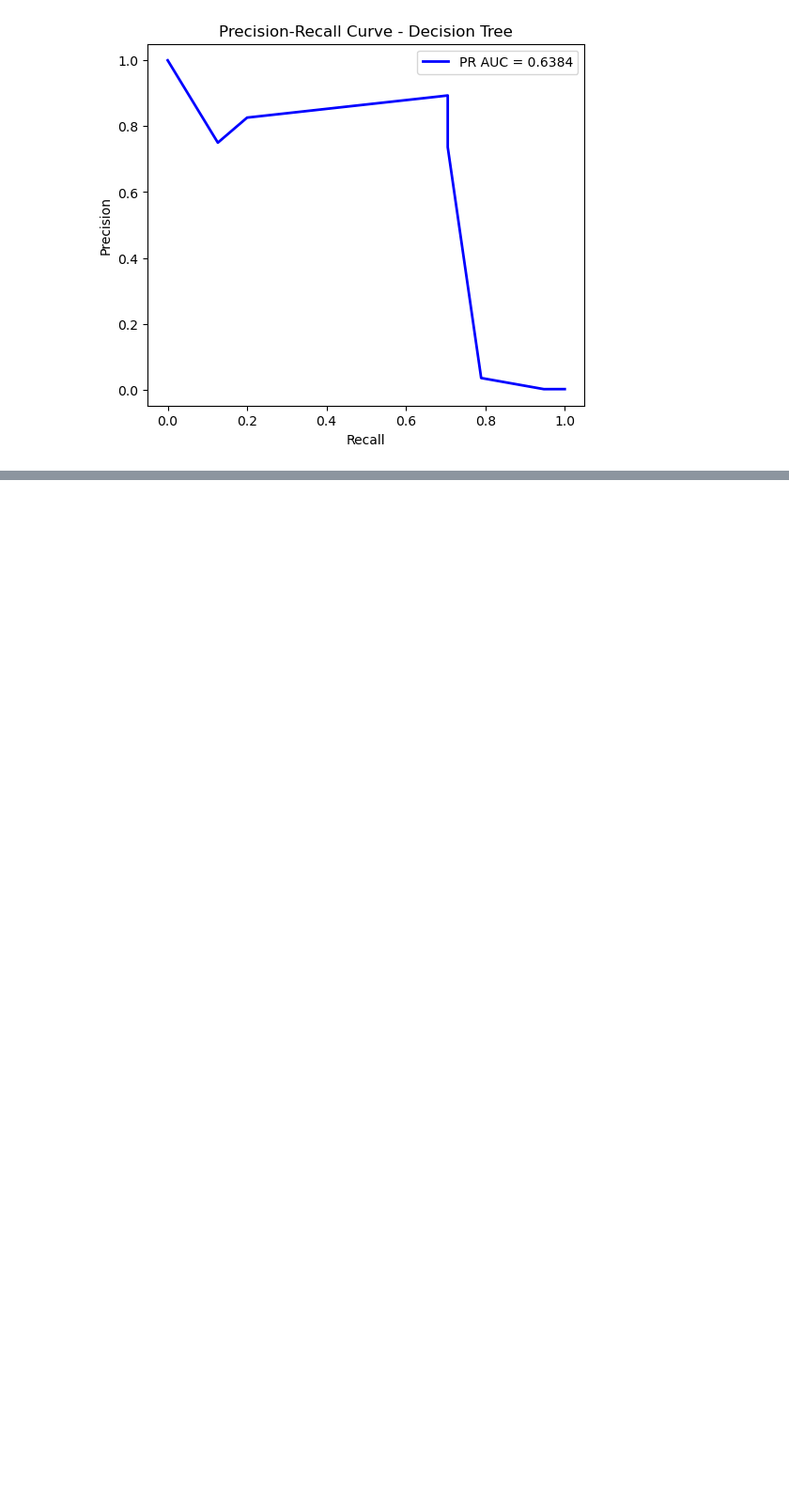
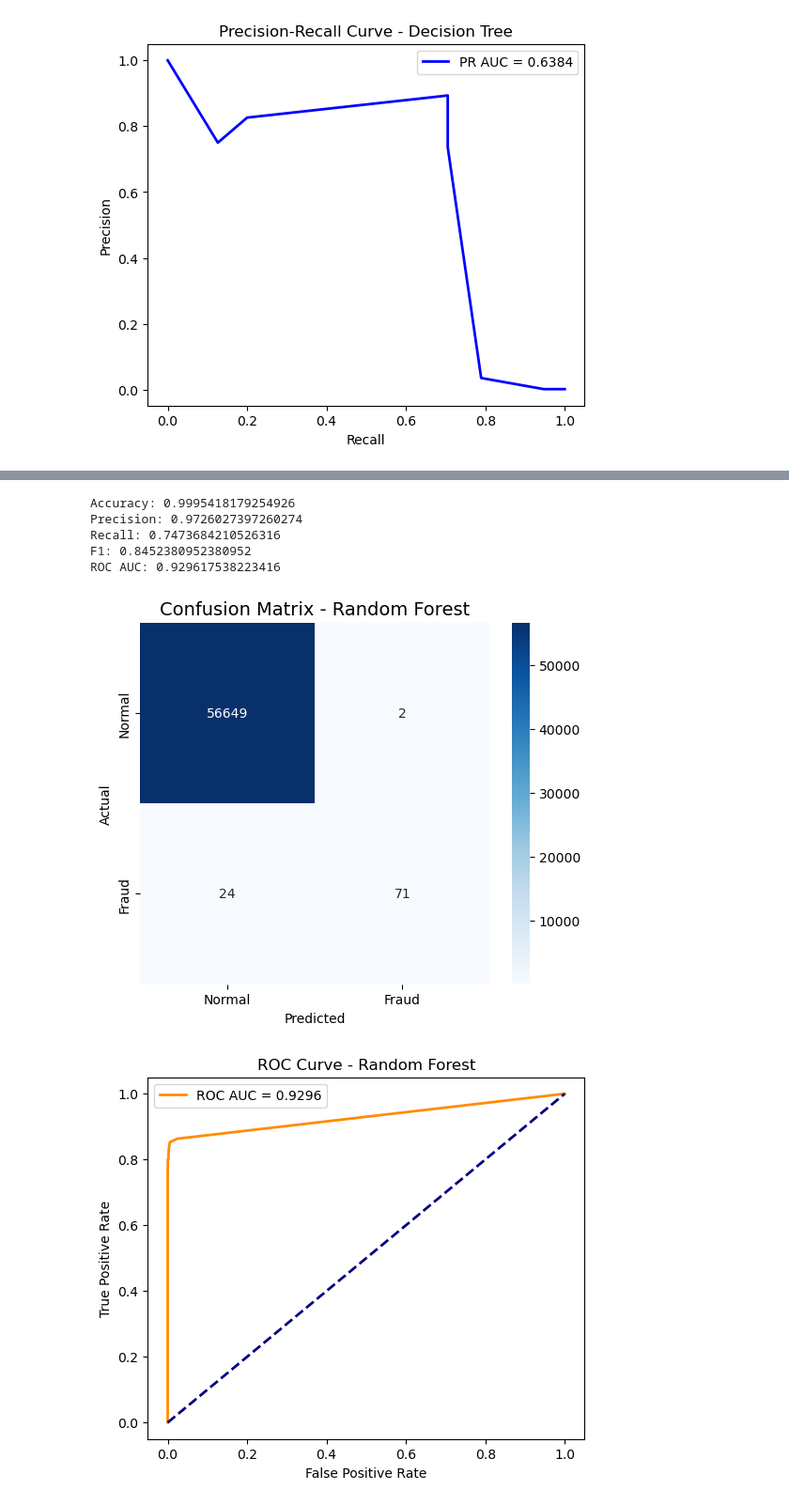
Before and after one commit to abdelrahman611982/Credit-Card-Fraud-Detection, a Jupyter notebook: Credit Card Fraud Detection.ipynb, the cells around one changed output, grey strips where cells are left out. Shown at 94% size. Cells and saved outputs as stored; diff of their text form; code cells hidden in the pictures; blank space fills up the shorter version.

```diff
--- a/Credit Card Fraud Detection.ipynb
+++ b/Credit Card Fraud Detection.ipynb
@@ -316,0 +340,22 @@ ROC AUC: 0.8640796975758316
+# %%
+from sklearn.ensemble import RandomForestClassifier
+rf = RandomForestClassifier(n_estimators=100, random_state=42)
+rf.fit(x_train, y_train)
+
+results = evaluate_model(rf, x_test, y_test)
+print("Accuracy:", results["accuracy"])
+print("Precision:", results["precision"])
+print("Recall:", results["recall"])
+print("F1:", results["f1"])
+print("ROC AUC:", results["roc_auc"])
+plot_confusion_matrix(results["confusion_matrix"], "Random Forest")
+plot_roc_curve(y_test, results["y_prob"], "Random Forest")
+plot_precision_recall_curve(y_test, results["y_prob"], "Random Forest")
+# %% [output]
+Accuracy: 0.9995418179254926
+Precision: 0.9726027397260274
+Recall: 0.7473684210526316
+F1: 0.8452380952380952
+ROC AUC: 0.929617538223416
+[figure, added]
+[figure, added]
```
Also changed, not shown: parts of 3 cells of this notebook.
